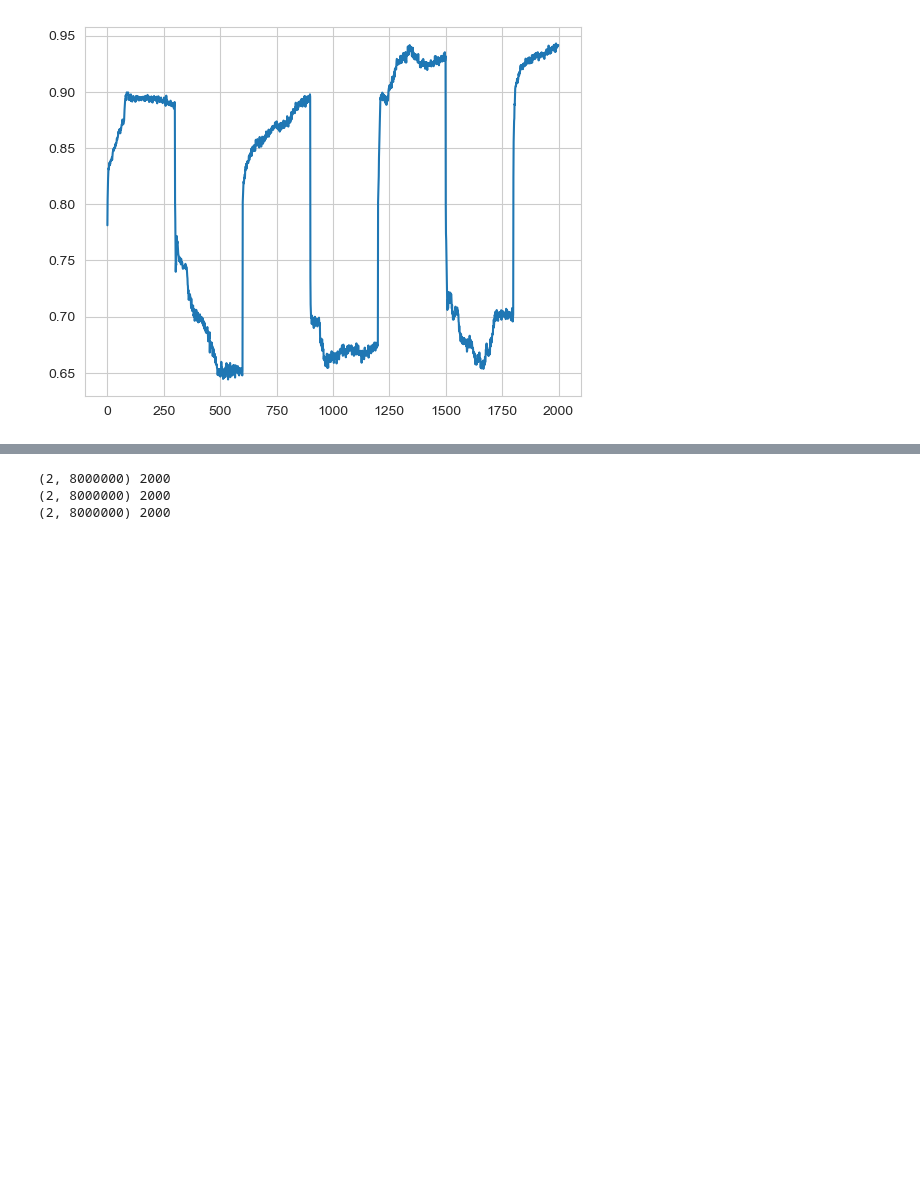
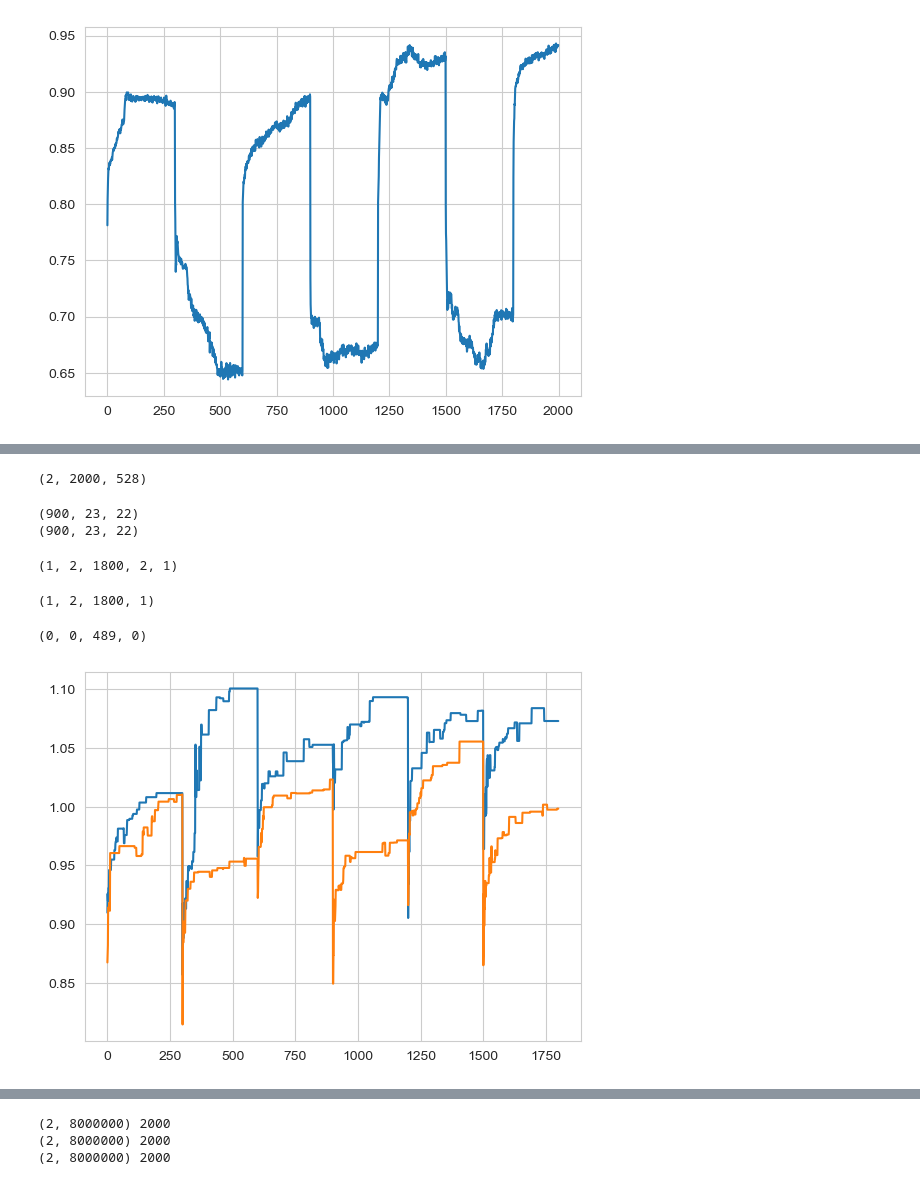
Before and after one commit to Cpetak/CA_GRN2, a Jupyter notebook: variable_2dfits.ipynb, the cells around one changed output, grey strips where cells are left out. Cells and saved outputs as stored; diff of their text form; code cells hidden in the pictures; blank space fills up the shorter version.

```diff
--- a/variable_2dfits.ipynb
+++ b/variable_2dfits.ipynb
@@ -93,0 +105,25 @@ all_fits.shape
+# %%
+# Parameters
+rule = 30
+grn_size = 22
+num_cells = 22
+dev_steps = 22
+geneid = 1 #which gene was used to get fitness
+seed_ints = ["69904-149796","69904","149796"]
+season_lens=[300] #20_000,20_000]
+rules = [f"{rule}-{rule}", rule, rule]
+num_repeats = 2
+
+all_grns = []
+for g in range(len(season_lens)):
+    grns=[np.loadtxt(os.path.expanduser(root+f"stats_{season_lens[g]}_{rules[g]}_{seed_ints[g]}_{i+1}_best_grn.txt")) for i in range(num_repeats)]
+    grns = np.array(grns)
+    num_grns = int(grns.shape[1]/(grn_size+2)/grn_size)
+    grns = grns.reshape(num_repeats,num_grns,grn_size+2,grn_size) #repeats, gens, weights1, weights2
+    tmp=np.reshape(grns, (num_repeats,num_grns,(grn_size+2)*grn_size))
+    all_grns.append(tmp)
+all_grns=np.vstack(all_grns)
+#all_grns = np.reshape(all_grns, (num_repeats * num_gens, grn_size+2, grn_size))
+print(all_grns.shape)
+# %% [output]
+(2, 2000, 528)
@@ -93,0 +138,47 @@ all_fits.shape
+# %%
+#NOTE: CAN EASILY MODIFY TO CHECK FOR EACH BEST GRN HOW GOOD IT WOULD DO GIVEN THE OTHER INPUT
+#ONLY FOR VARIABLE EXPERIMENTS
+best_fits = np.zeros((num_repeats,len(s1)+len(s2),2))
+best_phenos = np.zeros((num_repeats,len(s1)+len(s2),dev_steps+1,num_cells))
+#in season 1
+for r in range(num_repeats):
+    temp_grn = all_grns[r,s1,:]
+    temp_grn = np.reshape(temp_grn, (len(s1), grn_size+2, grn_size))
+    _, phenos, fitnesses = helper.get_pop_TPF(temp_grn, len(temp_grn), num_cells, grn_size, dev_steps, geneid, rule, seed_int_target=69904, seed_int_dev = 69904)
+    best_fits[r, s1, 0] = fitnesses #compared to the current target
+    _, phenos, fitnesses = helper.get_pop_TPF(temp_grn, len(temp_grn), num_cells, grn_size, dev_steps, geneid, rule, seed_int_target=149796, seed_int_dev = 69904)
+    best_fits[r, s1, 1] = fitnesses #compared to the alternative target
+    print(phenos.shape)
+    best_phenos[r, s1, :, :] = phenos
+#in season 2
+for r in range(num_repeats):
+    temp_grn = all_grns[r,s2,:]
+    temp_grn = np.reshape(temp_grn, (len(s2), grn_size+2, grn_size))
+    _, phenos, fitnesses = helper.get_pop_TPF(temp_grn, len(temp_grn), num_cells, grn_size, dev_steps, geneid, rule, seed_int_target=149796, seed_int_dev = 149796)
+    best_fits[r, s2, 0] = fitnesses #compared to the current target
+    _, phenos, fitnesses = helper.get_pop_TPF(temp_grn, len(temp_grn), num_cells, grn_size, dev_steps, geneid, rule, seed_int_target=69904, seed_int_dev = 149796)
+    best_fits[r, s2, 1] = fitnesses #compared to the alternative target
+    best_phenos[r, s2, :, :] = phenos
+best_fits = np.array(best_fits) #num repeats, len(s1)+len(s2), fit1, fit2
+best_fits2=best_fits[np.newaxis, :]
+best_fits3=np.expand_dims(best_fits2, axis=-1) #same shape as all_fits but just for variable and 1 value per generation
+best_fits3.shape
+# %% [output]
+(900, 23, 22)
+(900, 23, 22)
+(1, 2, 1800, 2, 1)
+# %%
+best_conz_BH, _ = helper.calc_conz_BH(best_fits3, landmarks_list)
+print(best_conz_BH.shape)
+flat_index = np.argmax(best_conz_BH)
+# Convert the flat index to coordinates in the original shape
+coordinates = np.unravel_index(flat_index, best_conz_BH.shape)
+coordinates
+# %% [output]
+(1, 2, 1800, 1)
+(0, 0, 489, 0)
+# %%
+for i in range(num_repeats):
+    plt.plot(best_conz_BH[0,i,:,0])
+# %% [output]
+[figure, added]
```
Also changed, not shown: parts of 19 cells of this notebook, 4 other files.
